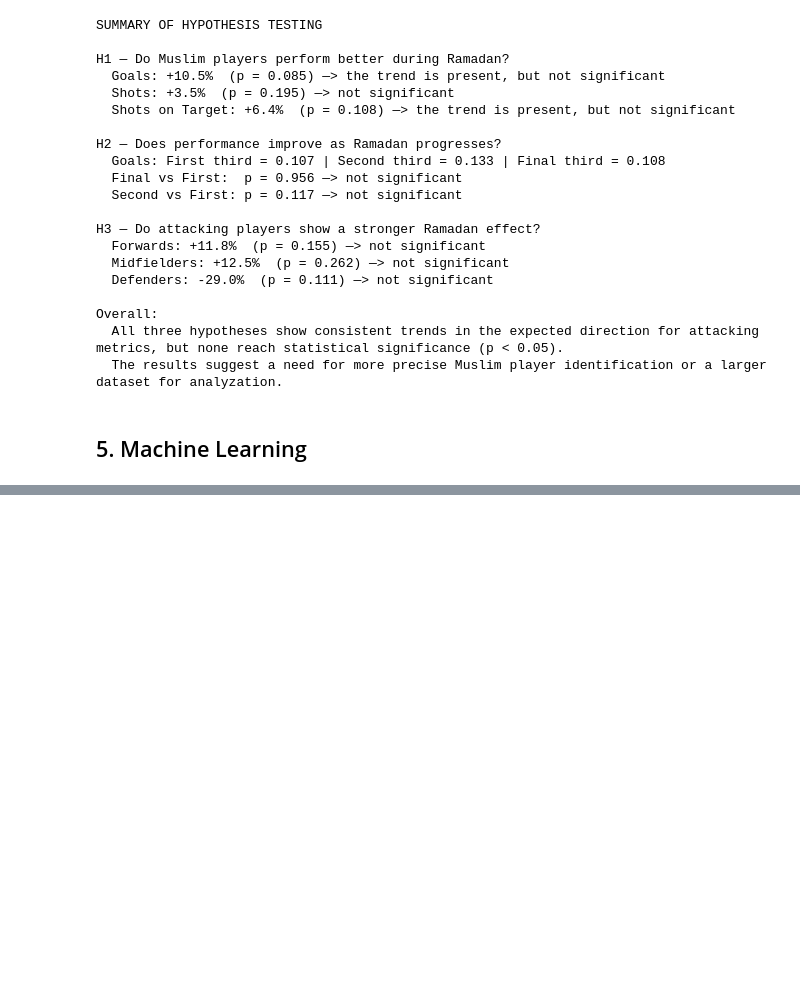
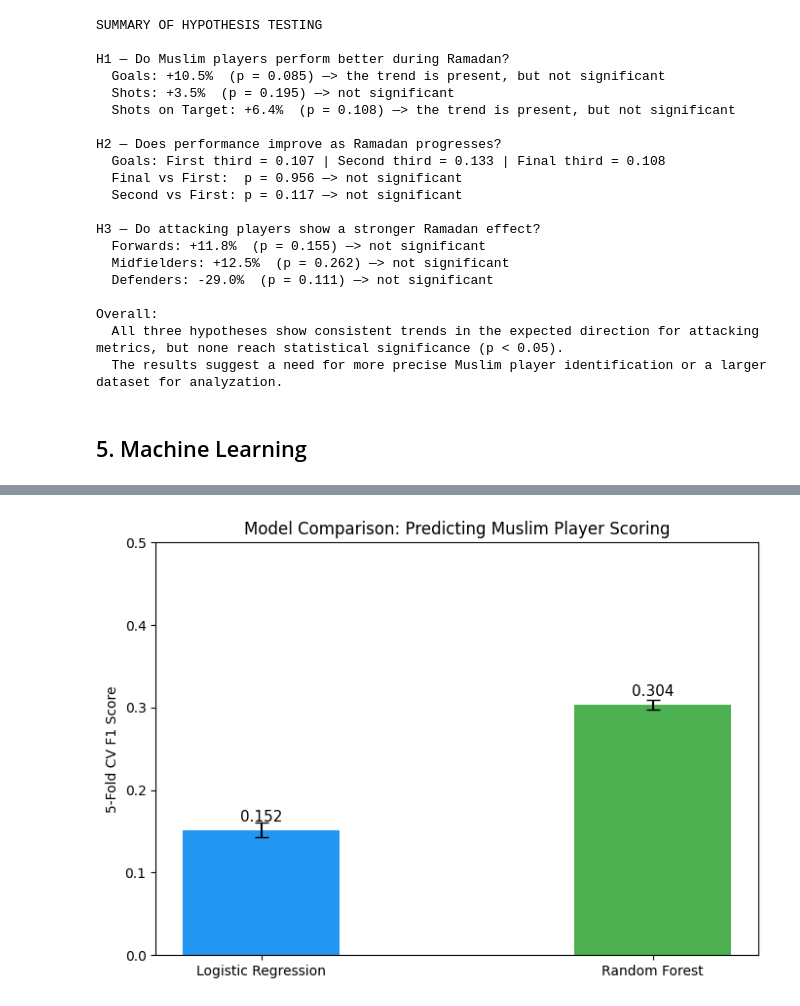
Before and after one commit to BHoxhaAL/DSA210Proj, a Jupyter notebook: analysis.ipynb, the cells around one changed output, grey strips where cells are left out. Cells and saved outputs as stored; diff of their text form; code cells hidden in the pictures; blank space fills up the shorter version.

```diff
--- a/analysis.ipynb
+++ b/analysis.ipynb
@@ -361,0 +471,20 @@ Overall:
+# %%
+# Model comparison
+models = ['Logistic Regression', 'Random Forest']
+f1_scores = [cv_scores_lr.mean(), cv_scores_rf.mean()]
+stds = [cv_scores_lr.std(), cv_scores_rf.std()]
+
+plt.figure(figsize=(7, 5))
+bars = plt.bar(models, f1_scores, color=['#2196F3', '#4CAF50'], width=0.4)
+plt.errorbar(models, f1_scores, yerr=stds, fmt='none', color='black', capsize=5)
+plt.ylabel('5-Fold CV F1 Score')
+plt.title('Model Comparison: Predicting Muslim Player Scoring')
+plt.ylim(0, 0.5)
+for bar, score in zip(bars, f1_scores):
+    plt.text(bar.get_x() + bar.get_width()/2, bar.get_height() + 0.01,
+             f'{score:.3f}', ha='center', fontsize=11)
+plt.tight_layout()
+plt.savefig('ml_model_comparison.png', dpi=150)
+plt.show()
+# %% [output]
+[figure, added]
```
Also changed, not shown: parts of 5 cells of this notebook, 2 other files.
